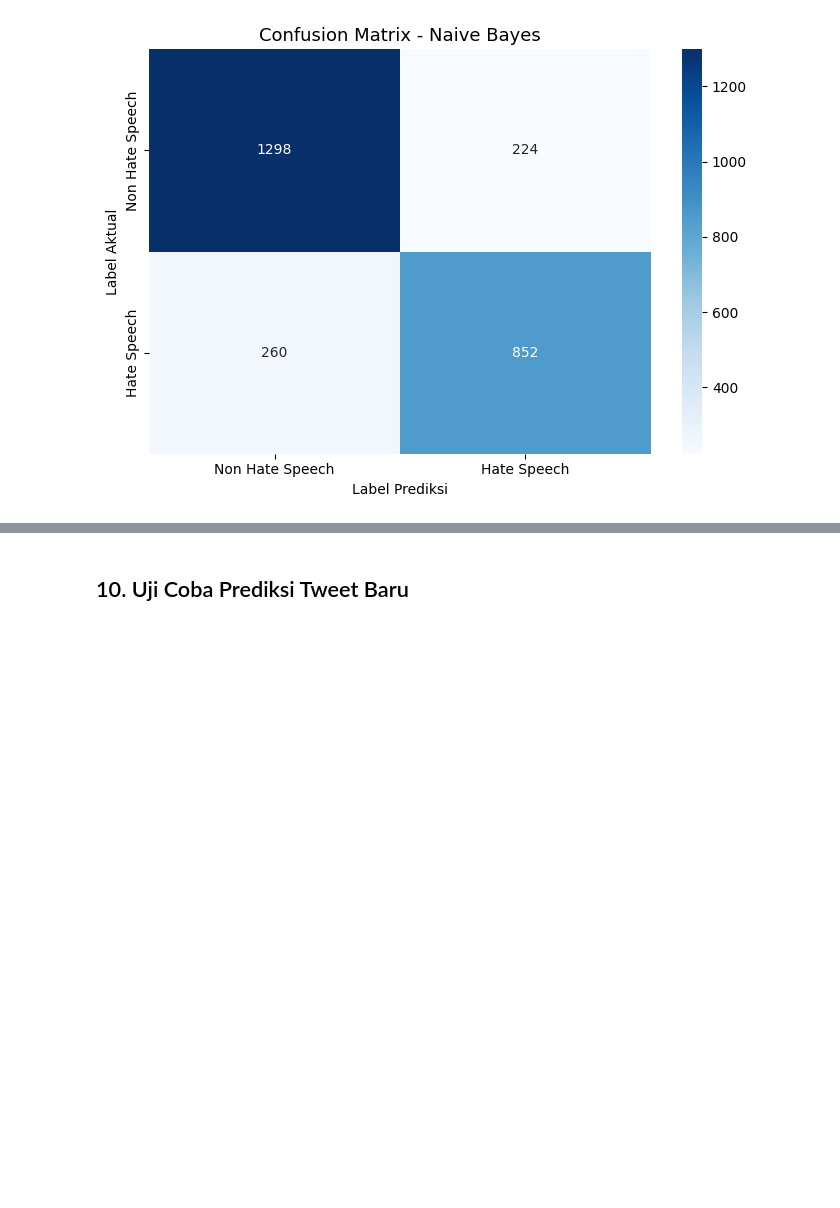
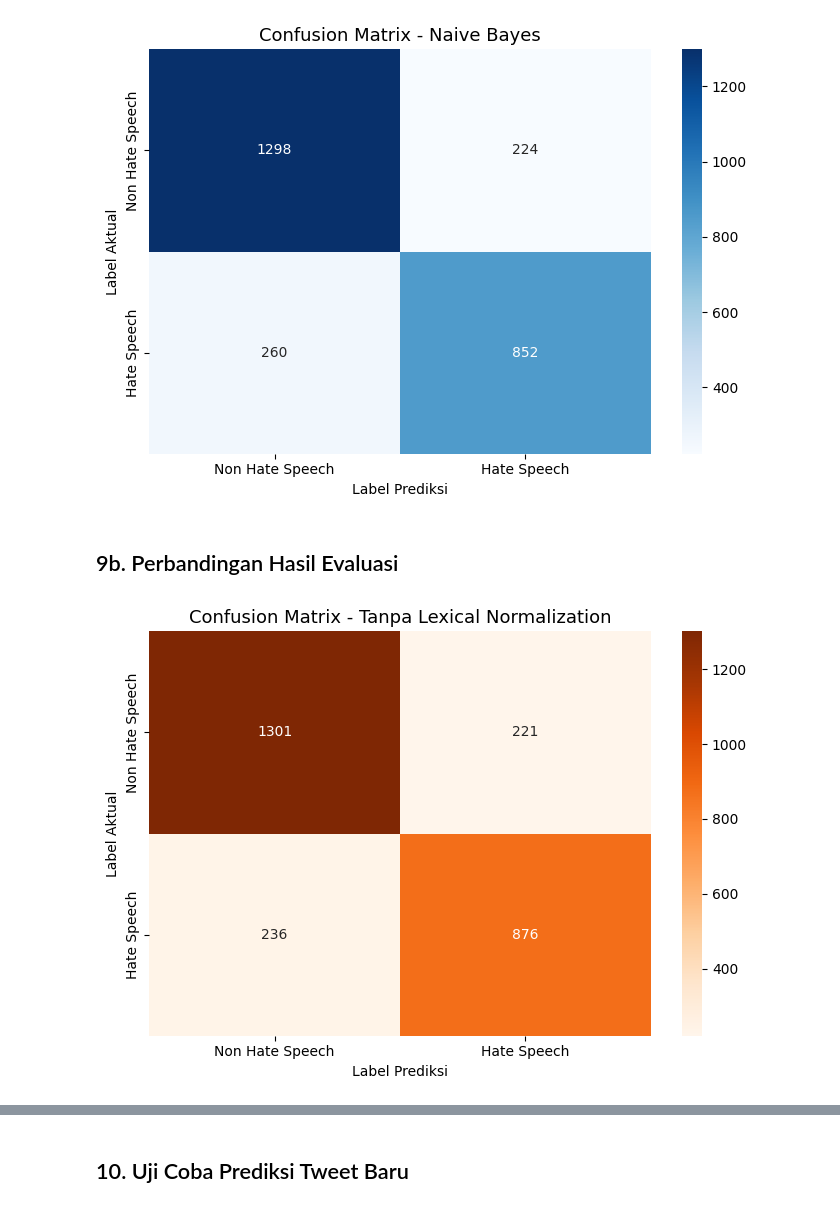
Before and after one commit to ElloRabyndra/indo-hate-speech-normalization, a Jupyter notebook: main.ipynb, the cells around one changed output, grey strips where cells are left out. Drawn from its saved outputs; the diff is of its cells as text; code cells hidden in the pictures; blank space fills up the shorter version.

Commit message:
feat: add lexical comparison

```diff
--- a/main.ipynb
+++ b/main.ipynb
@@ -1038,0 +1084,27 @@ Akurasi pada data testing: 81.62%
+# %%
+# Siapkan data tanpa lexical normalization
+df_clean2 = df[df['processed_text_no_lexnorm'].notna() &
+               (df['processed_text_no_lexnorm'].str.strip() != '')].copy()
+
+X2 = df_clean2['processed_text_no_lexnorm']
+y2 = df_clean2['HS']
+
+X2_train, X2_test, y2_train, y2_test = train_test_split(
+    X2, y2, test_size=0.2, random_state=42, stratify=y2
+)
+
+tfidf2 = TfidfVectorizer(
+    max_features=10000,
+    ngram_range=(1, 2),
+    min_df=2,
+    sublinear_tf=True
+)
+
+X2_train_tfidf = tfidf2.fit_transform(X2_train)
+X2_test_tfidf  = tfidf2.transform(X2_test)
+
+model2 = MultinomialNB(alpha=0.1)
+model2.fit(X2_train_tfidf, y2_train)
+y2_pred = model2.predict(X2_test_tfidf)
+
+print(f'Akurasi Tanpa Lexical Normalization: {accuracy_score(y2_test, y2_pred)*100:.2f}%')
@@ -1079,3 +1153,25 @@ if not os.path.exists('images/confusion_matrix.png'):
     plt.savefig('confusion_matrix.png', dpi=150, bbox_inches='tight')
 # %% [output]
 [figure]
+# %% [markdown]
+## 9b. Perbandingan Hasil Evaluasi
+# %%
+# Confusion Matrix model tanpa Lexical Normalization
+cm2 = confusion_matrix(y2_test, y2_pred)
+
+plt.figure(figsize=(7, 5))
+sns.heatmap(
+    cm2,
+    annot=True,
+    fmt='d',
+    cmap='Oranges',
+    xticklabels=['Non Hate Speech', 'Hate Speech'],
+    yticklabels=['Non Hate Speech', 'Hate Speech']
+)
+plt.title('Confusion Matrix - Tanpa Lexical Normalization', fontsize=13)
+plt.ylabel('Label Aktual')
+plt.xlabel('Label Prediksi')
+plt.tight_layout()
+plt.show()
+# %% [output]
+[figure, added]
```
Also changed, not shown: parts of 7 cells of this notebook.
